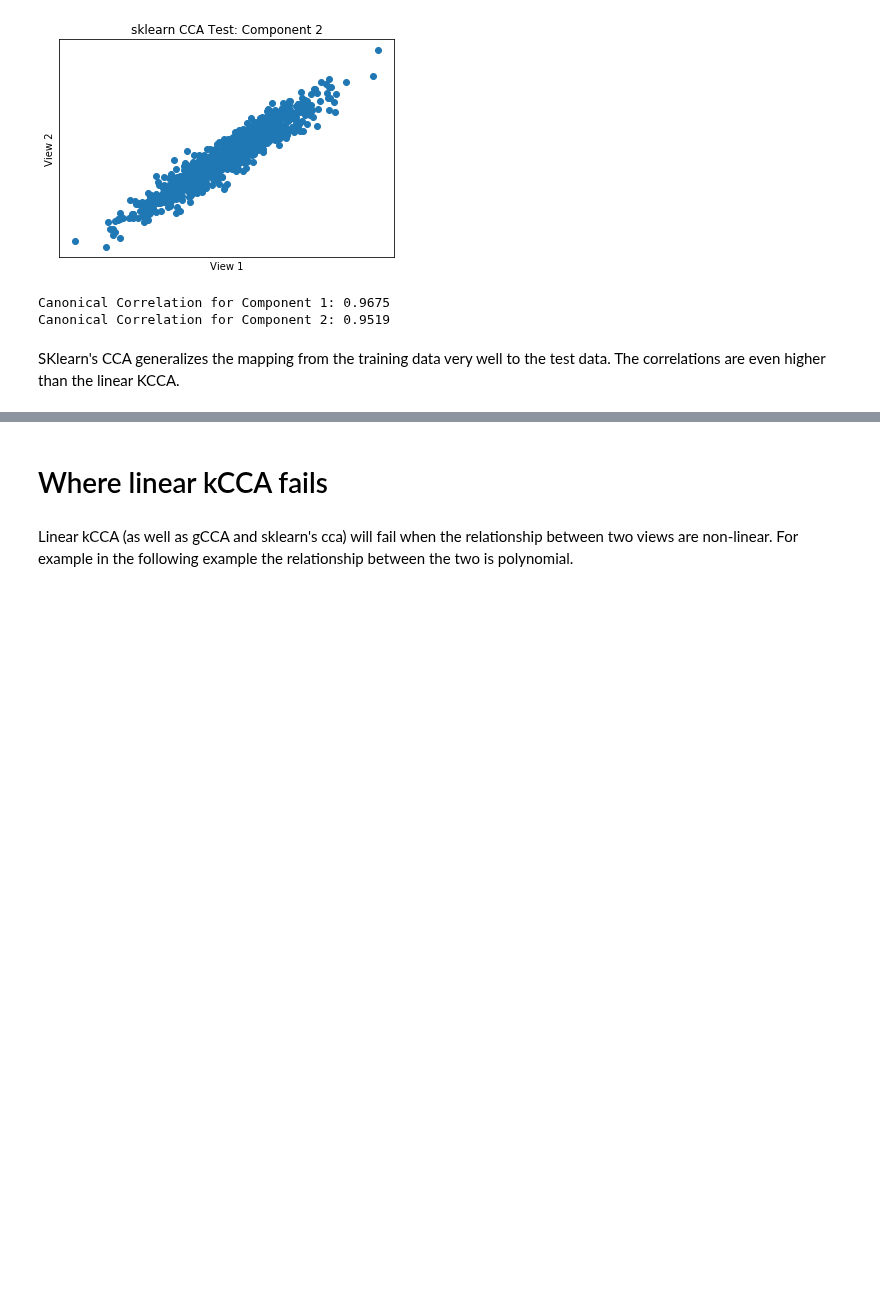
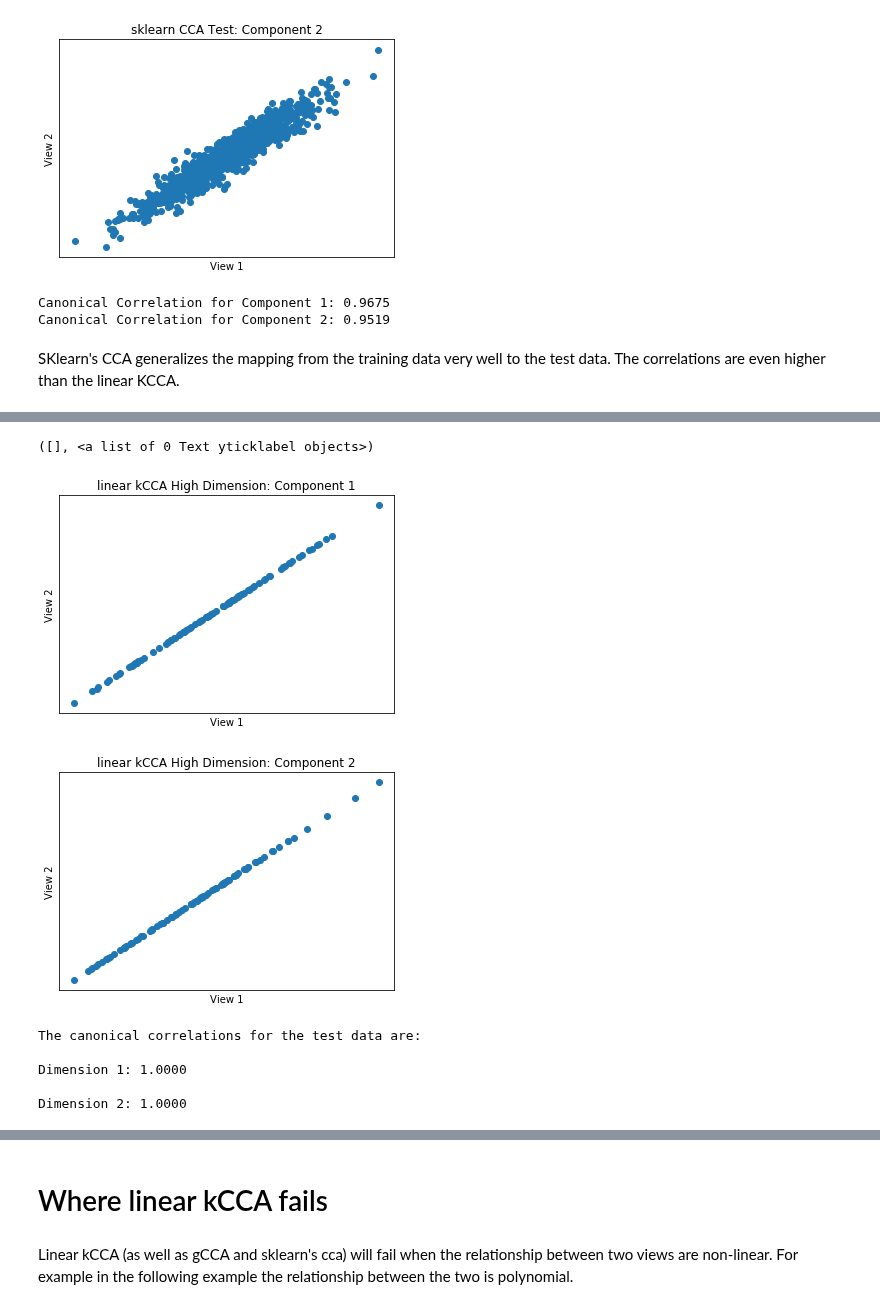
Before and after one commit to mvlearn/mvlearn, a Jupyter notebook: docs/tutorials/embed/linear_kcca_validation_tutorial.ipynb, the cells around one changed output, grey strips where cells are left out. Drawn from its saved outputs; the diff is of its cells as text; code cells hidden in the pictures; blank space fills up the shorter version.

```diff
--- a/docs/tutorials/embed/linear_kcca_validation_tutorial.ipynb
+++ b/docs/tutorials/embed/linear_kcca_validation_tutorial.ipynb
@@ -437,0 +463,16 @@ SKlearn's CCA generalizes the mapping from the training data very well to the te
+# %%
+np.random.seed(2)
+
+linear_transform = np.random.randn(10000,1000)
+
+random_col1 = np.random.randn(nSamples,10000)
+random_col2 = np.matmul(random_col1, linear_transform)
+
+train1, test1 = random_col1[:100], random_col2[100:]
+train2, test2 = random_col1[:100], random_col2[100:]
+# %%
+# Create a linear kcca object as an instantiation of the KCCA object class
+kcca_hd = KCCA(ktype ="linear", reg = 0.0001, n_components = 2)
+
+# Use the train() method to find a linear projection between the two views.
+%timeit kcca_hd.fit_transform([train1, train2])
@@ -437,0 +481,34 @@ SKlearn's CCA generalizes the mapping from the training data very well to the te
+# %%
+# Plot component 1 of view 1 and 2 into common subspace.
+# Should be a linear correlation as kcca aims to maximize the linear correlation
+fig = plt.figure()
+plt.scatter(kcca_hd.components_[0][:,0],kcca_hd.components_[1][:,0])
+plt.title('linear kCCA High Dimension: Component 1')
+plt.xlabel('View 1')
+plt.ylabel('View 2')
+plt.xticks([])
+plt.yticks([])
+
+# Plot component 2 of view 1 and 2 into common subspace.
+fig = plt.figure()
+plt.scatter(kcca_hd.components_[0][:,1],kcca_hd.components_[1][:,1])
+plt.title('linear kCCA High Dimension: Component 2')
+plt.xlabel('View 1')
+plt.ylabel('View 2')
+plt.xticks([])
+plt.yticks([])
+# %% [output]
+([], <a list of 0 Text yticklabel objects>)
+[figure, added]
+[figure, added]
+# %%
+print('''The canonical correlations for the test data are:\n
+Dimension 1: %.04f\n
+Dimension 2: %.04f
+'''% tuple(kcca_hd.cancorrs_))
+# %% [output]
+The canonical correlations for the test data are:
+
+Dimension 1: 1.0000
+
+Dimension 2: 1.0000
```
Also changed, not shown: parts of 9 cells of this notebook.
